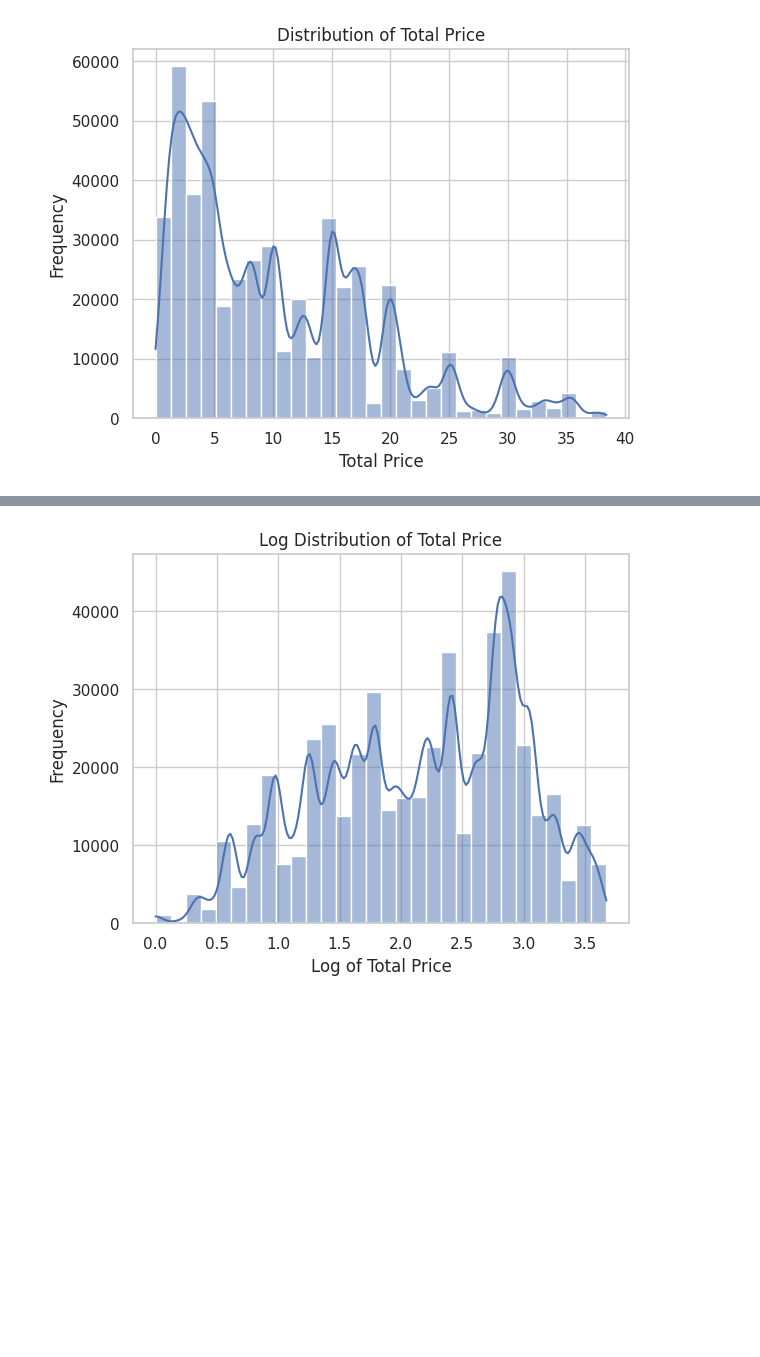
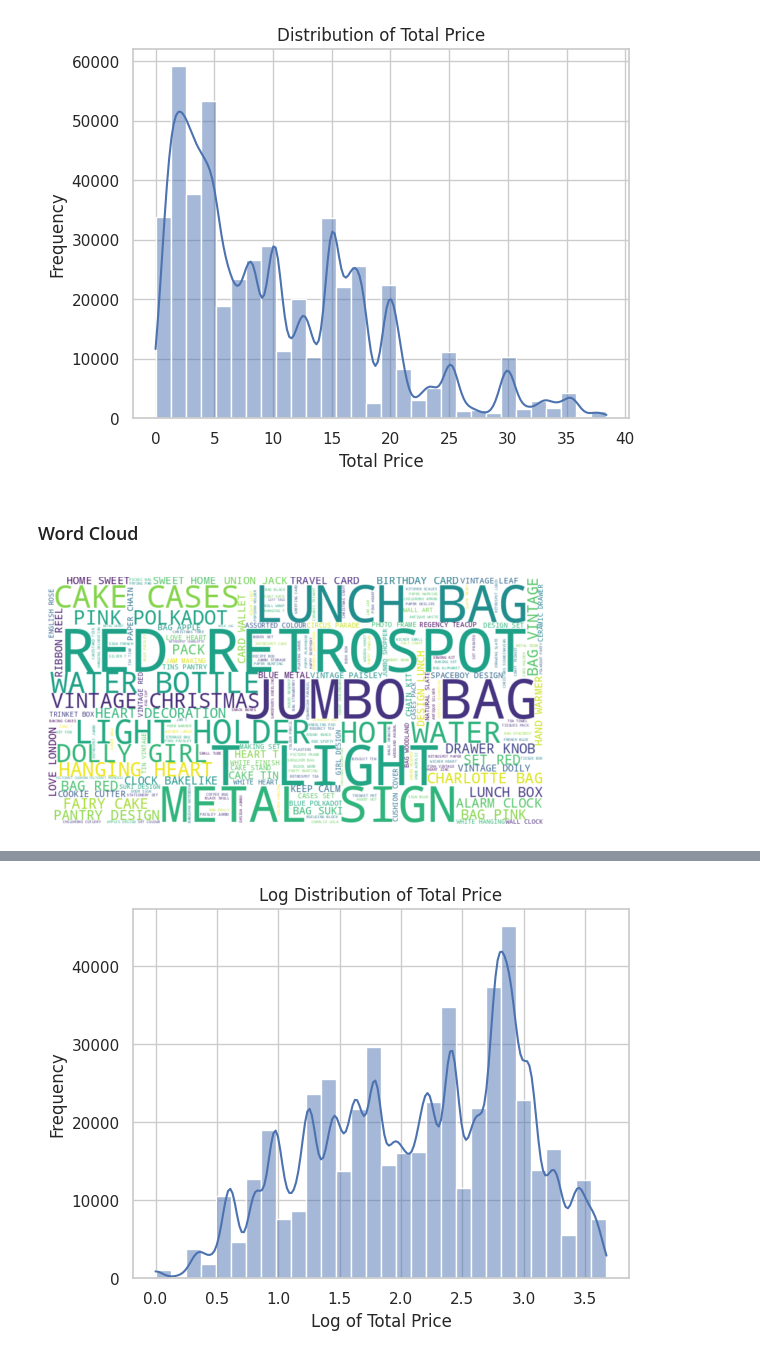
Before and after one commit to Jiya003/User-behaviour-and-Recommendation-analysis, a Jupyter notebook: User_Recommendation.ipynb, the cells around one changed output, grey strips where cells are left out. Saved outputs shown, nothing was run; the diff lists cells and outputs as text; code cells hidden in the pictures; blank space fills up the shorter version.

```diff
--- a/User_Recommendation.ipynb
+++ b/User_Recommendation.ipynb
@@ -344,3 +440,14 @@ plt.ylabel('Frequency')
 plt.show()
 # %% [output]
 [figure]
+# %% [markdown]
+### Word Cloud
+# %%
+from wordcloud import WordCloud
+text = ' '.join(data_no_outliers['Description'].dropna().astype(str))
+wordcloud = WordCloud(width=800, height=400, background_color='white').generate(text)
+plt.imshow(wordcloud, interpolation='bilinear')
+plt.axis('off')
+plt.show()
+# %% [output]
+[figure, added]
```
Also changed, not shown: parts of 85 cells of this notebook.
